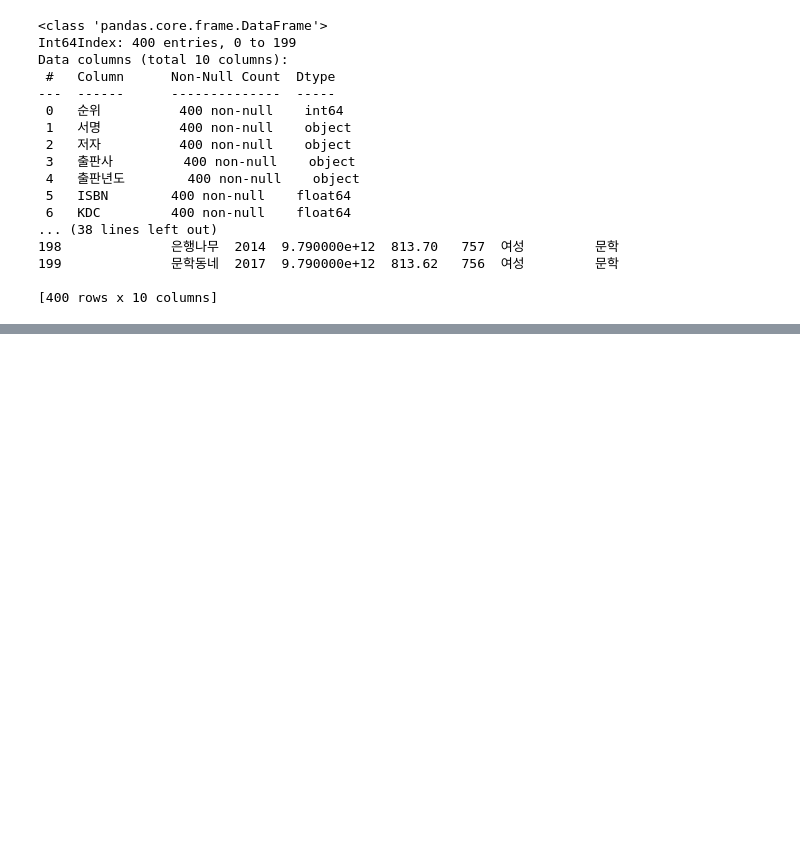
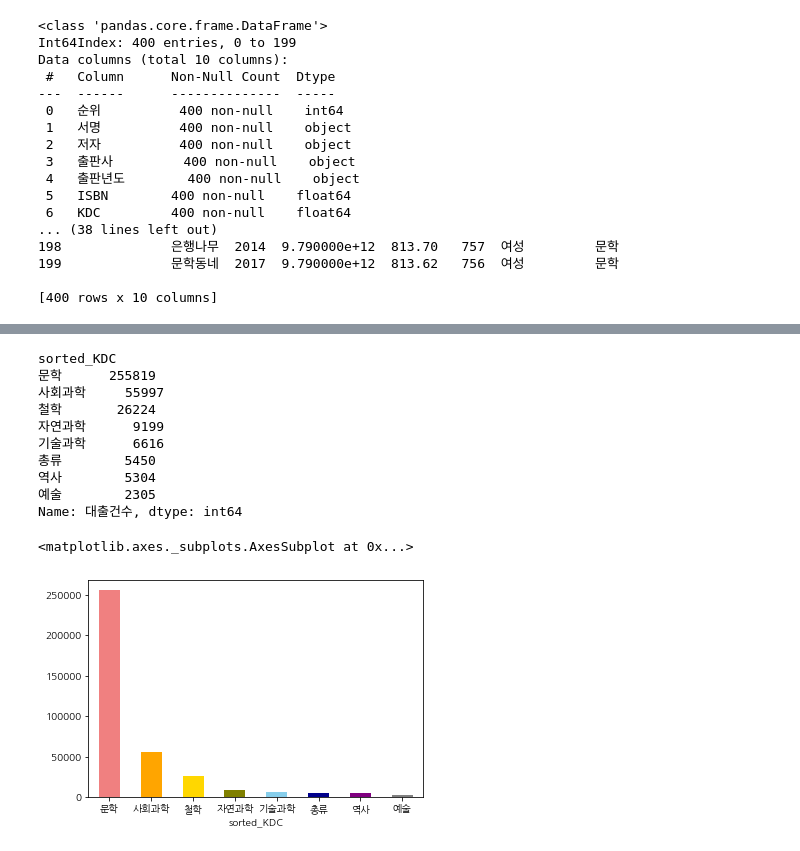
Before and after one commit to daraeyaa/data-analysis, a Jupyter notebook: final_project.ipynb, the cells around one changed output, grey strips where cells are left out. Saved outputs shown, nothing was run; the diff lists cells and outputs as text; code cells hidden in the pictures; blank space fills up the shorter version.

```diff
--- a/final_project.ipynb
+++ b/final_project.ipynb
@@ -166,0 +180,20 @@ sns.countplot(data=df, x='sorted_KDC')
+# %%
+# 20대 전체 기준 KDC별 대출건수 시각화 (bar chart)
+
+sumKDC = df.groupby(df['sorted_KDC'])['대출건수'].sum().sort_values(ascending=False)
+print(sumKDC)
+colors=['lightcoral', 'orange', 'gold', 'olive', 'skyblue', 'darkblue', 'purple', 'grey']
+sumKDC.plot.bar(color=colors, rot=0)
+# %% [output]
+sorted_KDC
+문학      255819
+사회과학     55997
+철학       26224
+자연과학      9199
+기술과학      6616
+총류        5450
+역사        5304
+예술        2305
+Name: 대출건수, dtype: int64
+<matplotlib.axes._subplots.AxesSubplot at 0x...>
+[figure, added]
```
Also changed, not shown: parts of 22 cells of this notebook.
